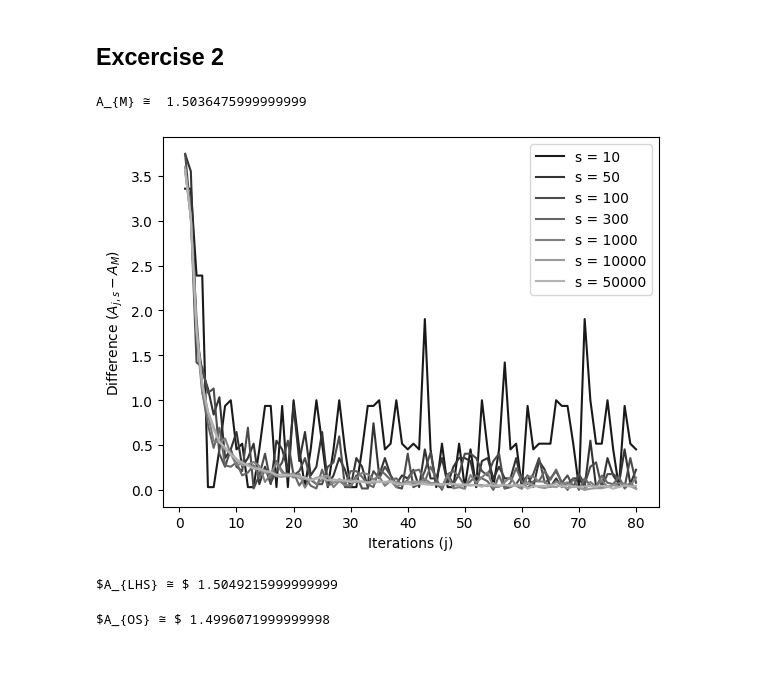
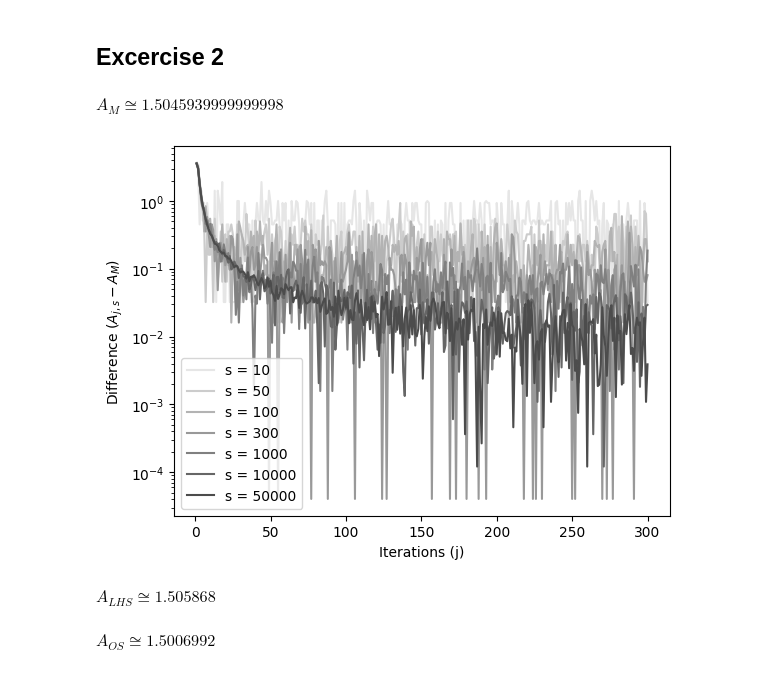
Before and after one commit to 3mmdrew/stochastic_assignment1, a Jupyter notebook: temp_Assignment 1.ipynb, the cells around one changed output. Drawn from its saved outputs; the diff is of its cells as text; code cells hidden in the pictures.

Commit message:
integrated new chart for q2

```diff
--- a/temp_Assignment 1.ipynb
+++ b/temp_Assignment 1.ipynb
@@ -249,42 +250,43 @@ plt.show()
 # %%
 # Calculate an estimate of A_{M}
 A_M = m.calc_area_random_uniform(200000, 10000)
-print(r'A_{M} ≅ ', A_M)
+display(Markdown(rf"$A_{{M}} \cong {A_M}$"))
 
 # Create lists of all i and s
-steps = 80
+steps = 300
 list_i = [1]
 list_s = [10, 50, 100, 300, 1000, 10000, 50000]
 
 for step in range(1, steps):
     list_i.append(list_i[step - 1] + 1)
 
-# Define dictionary to store the estimated areas for each i, for each s
+# Define dictionary to store the estimated areas for each j, for each s
 dic_diff = {s: [] for s in list_s}
 
-for i in list_i:
+for j in list_i:
     for s in list_s:
-        diff = abs(m.calc_area_random_uniform(s, i) - A_M) / A_M
+        diff = abs(m.calc_area_random_uniform(s, j) - A_M) / A_M
         dic_diff[s].append(diff)
 
 # Plot the differences with A_{M} for every estimated area
 for index, (s, diff) in enumerate(dic_diff.items()):
-    plt.plot(list_i, diff, color = plt.cm.gray(0.1 + 0.6 * (index / (len(list_s) - 1))), label = f's = {s}')
+    plt.plot(list_i, diff, color = plt.cm.gray(1-(0.1 + 0.6 * (index / (len(list_s) - 1)))), label = f's = {s}')
 
+plt.yscale('log')
 plt.xlabel('Iterations (j)')
-plt.ylabel(r'Difference ($A_{j, s} - A_{M}$)')
+plt.ylabel(r'Difference ($A_{j, s}-A_{M}$)')
 plt.legend()
 plt.show()
 # %% [output]
-A_{M} ≅  1.5036475999999999
+$A_{M} \cong 1.5045939999999998$
-[figure, old version]
+[figure, new version]
 # %%
 A_LHS = m.calc_area_latin_hypercube(200000, 10000)
-print(r'$A_{LHS} ≅ $', A_LHS)
+display(Markdown(rf"$A_{{LHS}} \cong {A_LHS}$"))
 # %% [output]
-$A_{LHS} ≅ $ 1.5049215999999999
+$A_{LHS} \cong 1.505868$
 # %%
 A_OS = m.calc_area_orthogonal_sampling(200000, 10000)
-print(r'$A_{OS} ≅ $', A_OS)
+display(Markdown(rf"$A_{{OS}} \cong {A_OS}$"))
 # %% [output]
-$A_{OS} ≅ $ 1.4996071999999998
+$A_{OS} \cong 1.5006992$
```
Also changed, not shown: parts of 1 cell of this notebook, 1 other file.
